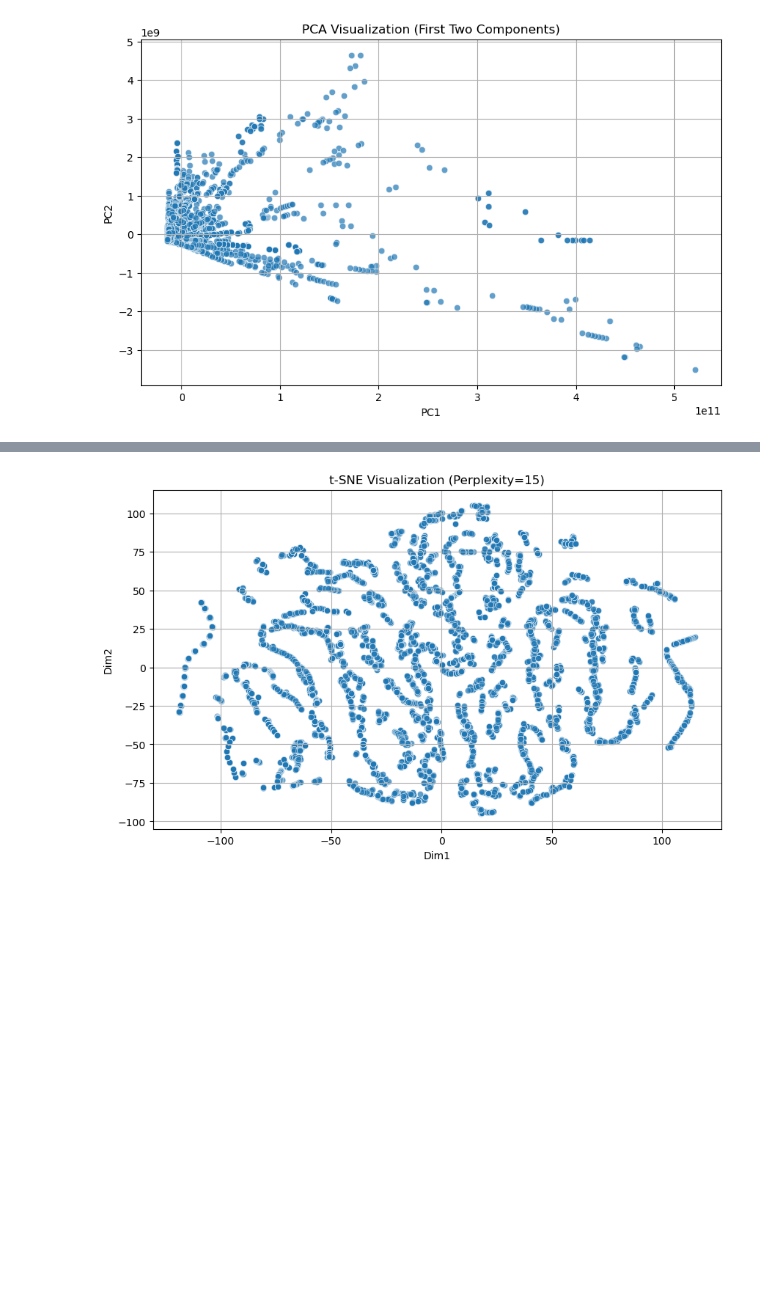
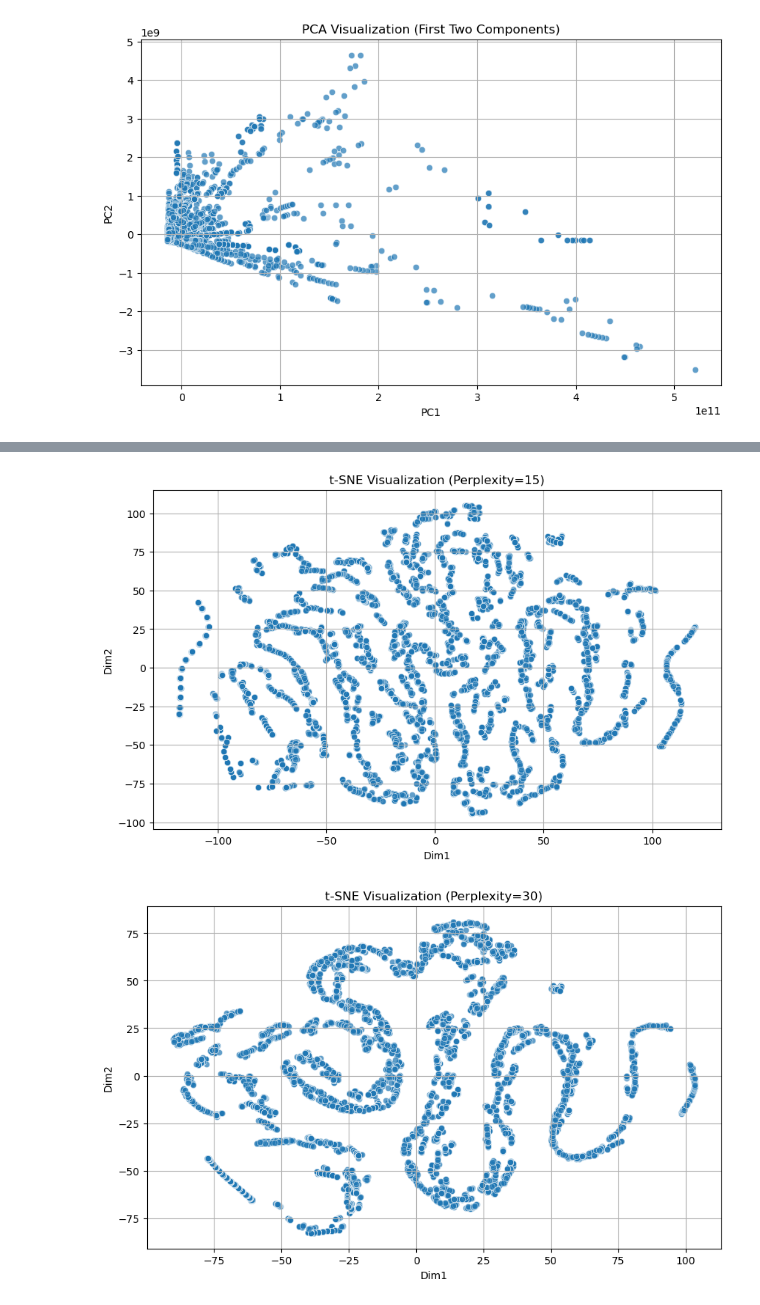
Before and after one commit to shanayw22/waste_nutrient_analysis, a Jupyter notebook: technical-details/unsupervised-learning/main.ipynb, the cells around one changed output, grey strips where cells are left out. Cells and saved outputs as stored; diff of their text form; code cells hidden in the pictures; blank space fills up the shorter version.

Commit message:
unsupervised learning done

```diff
--- a/technical-details/unsupervised-learning/main.ipynb
+++ b/technical-details/unsupervised-learning/main.ipynb
@@ -286,4 +320,7 @@ unsupervised_learner.visualize_pca()
 # %%
 unsupervised_learner.apply_tsne(perplexity=15)
+unsupervised_learner.apply_tsne(perplexity=30)
+unsupervised_learner.apply_tsne(perplexity=60)
 # %% [output]
-[figure, old version]
+[figure, new version]
+[figure, added]
```
Also changed, not shown: parts of 21 cells of this notebook, 13 other files.
